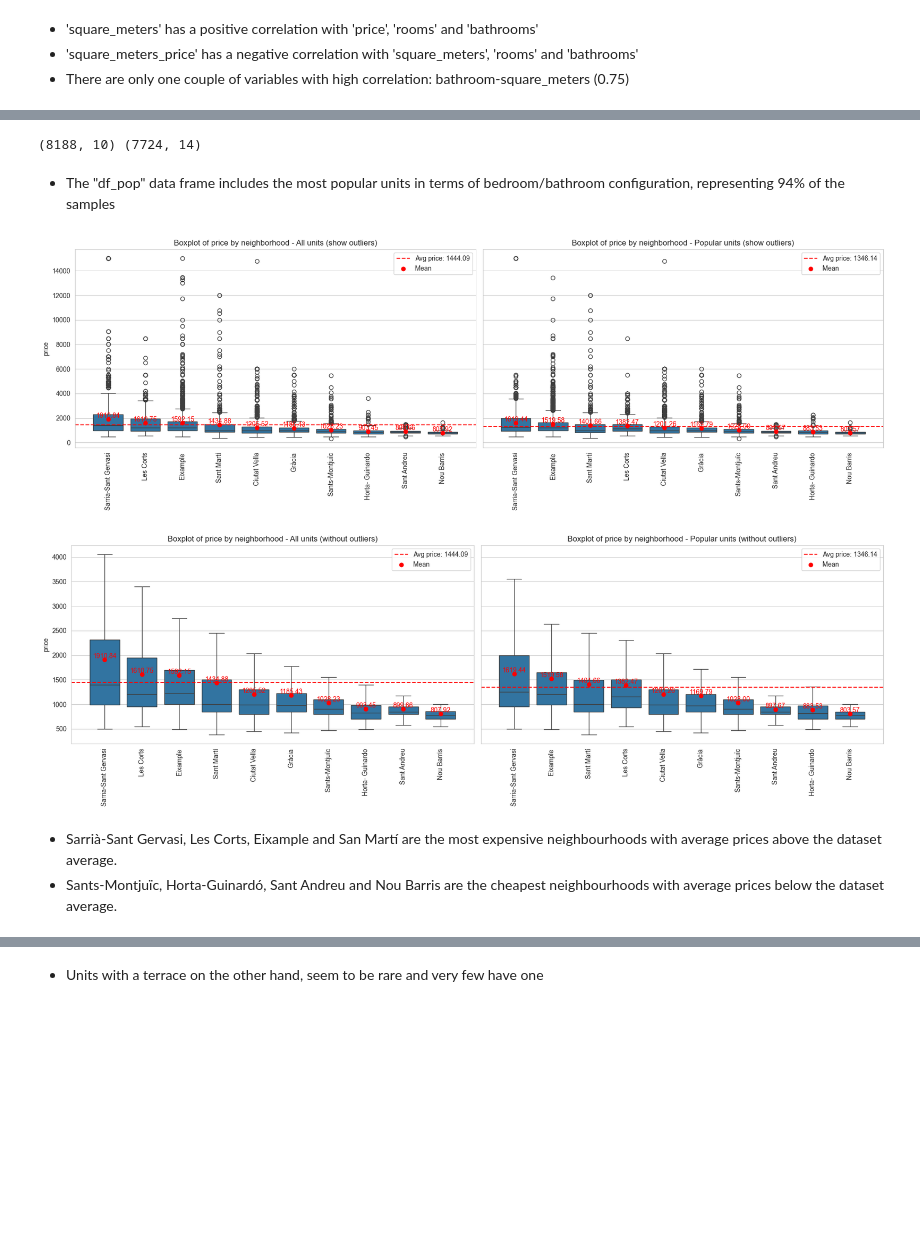
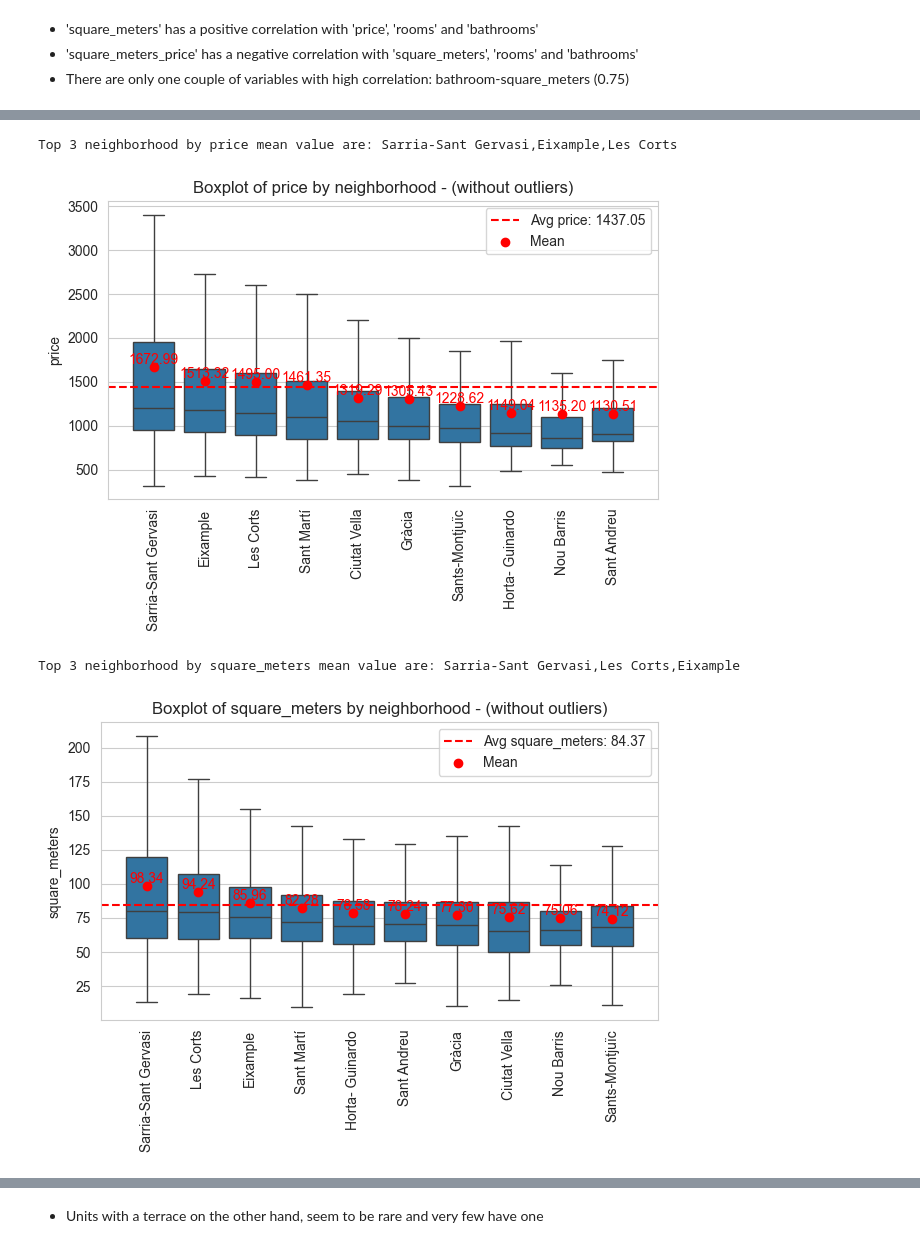
Before and after one commit to otrocarlosmartinez/IMPELIA_PEA_AIDS_PROJECT2, a Jupyter notebook: CarlosM/PROJECT2_CM.ipynb, the cells around one changed output, grey strips where cells are left out. Saved outputs shown, nothing was run; the diff lists cells and outputs as text; code cells hidden in the pictures; blank space fills up the shorter version.

```diff
--- a/CarlosM/PROJECT2_CM.ipynb
+++ b/CarlosM/PROJECT2_CM.ipynb
@@ -248,0 +278,17 @@ Name: count, dtype: int64
+# %%
+
+room_counts_list = []
+# Iterate through each integer value of rooms
+for i in range(1, 1 + int(max(df['rooms']))):
+    count = df['rooms'][df['rooms'] == i].count()  # Count occurrences for the current value
+    room_counts_list.append({'rooms': i, 'count': count})  # Add result to the list
+
+# Convert the list of dictionaries into a DataFrame
+room_counts = pd.DataFrame(room_counts_list)
+
+#calculate totals
+int_rooms=room_counts['count'].sum()
+
+room_counts['int_prop']=room_counts['count']/int_rooms
+room_counts['net_prop']=room_counts['count']/16376
+room_counts
@@ -248,0 +311,16 @@ Name: count, dtype: int64
+# %%
+bathroom_counts_list = []
+# Iterate through each integer value of rooms
+for i in range(1, 1 + int(max(df['bathroom']))):
+    count = df['bathroom'][df['bathroom'] == i].count()  # Count occurrences for the current value
+    bathroom_counts_list.append({'bathroom': i, 'count': count})  # Add result to the list
+
+# Convert the list of dictionaries into a DataFrame
+bathroom_counts = pd.DataFrame(bathroom_counts_list)
+
+#calculate totals
+int_bathroom=bathroom_counts['count'].sum()
+
+bathroom_counts['int_prop']=bathroom_counts['count']/int_rooms
+bathroom_counts['net_prop']=bathroom_counts['count']/16376
+bathroom_counts
@@ -512,3 +614,9 @@ def boxplot_by_group(df, group, var, outliers, df_name="DataFrame"):
 
     # Display the plot
     #plt.show()
+
+    # Get the top 3 categories
+    top_3_categories = var_means.sort_values(ascending=False).head(3).index.tolist()
+    top_3=",".join(top_3_categories)
+    # Print the top 3 categories
+    print(f'Top 3 {group} by {var} mean value are: {top_3}')
@@ -692,6 +769,0 @@ df_pop
-# %%
-print(df.shape,df_pop.shape)
-# %% [output]
-(8188, 10) (7724, 14)
-# %% [markdown]
-- The "df_pop" data frame includes the most popular units in terms of bedroom/bathroom configuration, representing 94% of the samples
@@ -716,12 +770,11 @@ def side_by_side_boxplot(df1, df2, group, var, outliers, title1, title2):
-# %%
-side_by_side_boxplot(df, df_pop, 'neighborhood', 'price', True, "All units (show outliers)", "Popular units (show outliers)")
-# %% [output]
-[figure, removed]
 # %%
-side_by_side_boxplot(df, df_pop, 'neighborhood', 'price', False, "All units (without outliers)", "Popular units (without outliers)")
+boxplot_by_group(df, 'neighborhood', 'price', False, df_name="(without outliers)")
 # %% [output]
+Top 3 neighborhood by price mean value are: Sarria-Sant Gervasi,Eixample,Les Corts
-[figure, old version]
+[figure, new version]
-# %% [markdown]
-- Sarrià-Sant Gervasi, Les Corts, Eixample and San Martí are the most expensive neighbourhoods with average prices above the dataset average.
-- Sants-Montjuïc, Horta-Guinardó, Sant Andreu and Nou Barris are the cheapest neighbourhoods with average prices below the dataset average.
+# %%
+boxplot_by_group(df, 'neighborhood', 'square_meters', False, df_name="(without outliers)")
+# %% [output]
+Top 3 neighborhood by square_meters mean value are: Sarria-Sant Gervasi,Les Corts,Eixample
+[figure, added]
 # %%
```
Also changed, not shown: parts of 74 cells of this notebook, 1 other file.
